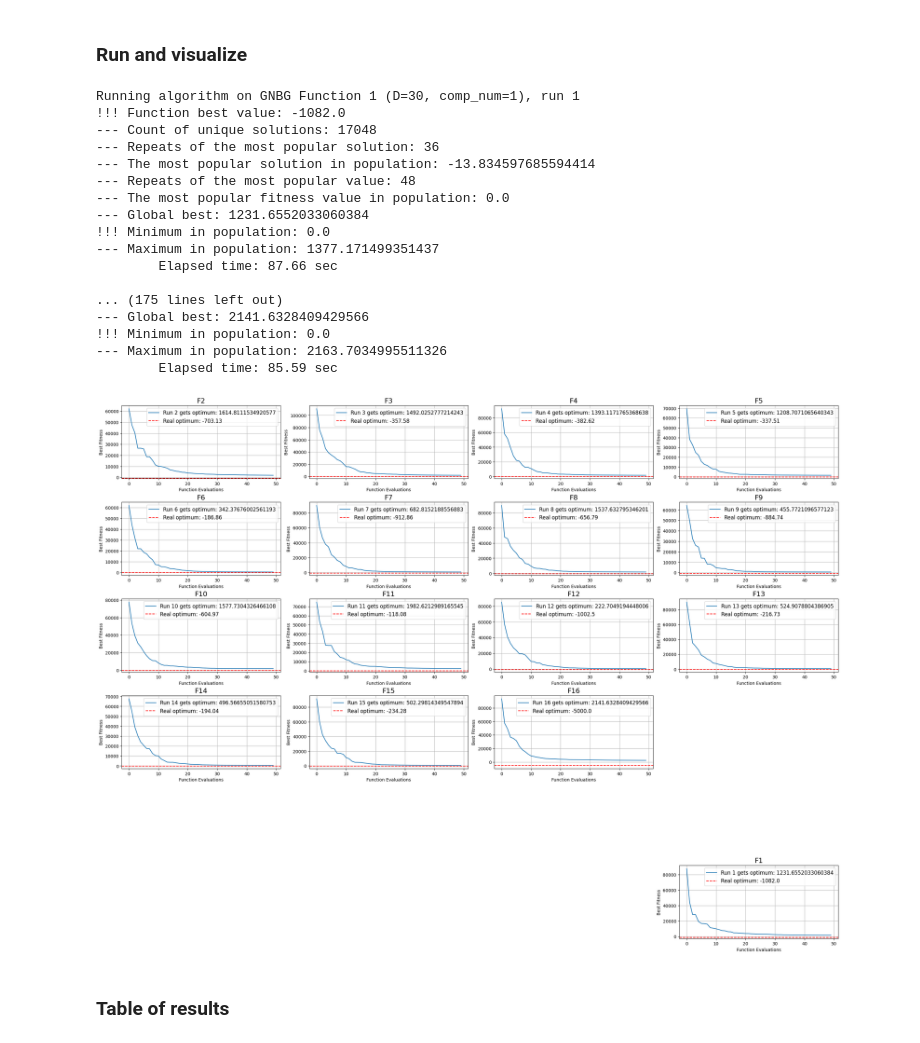
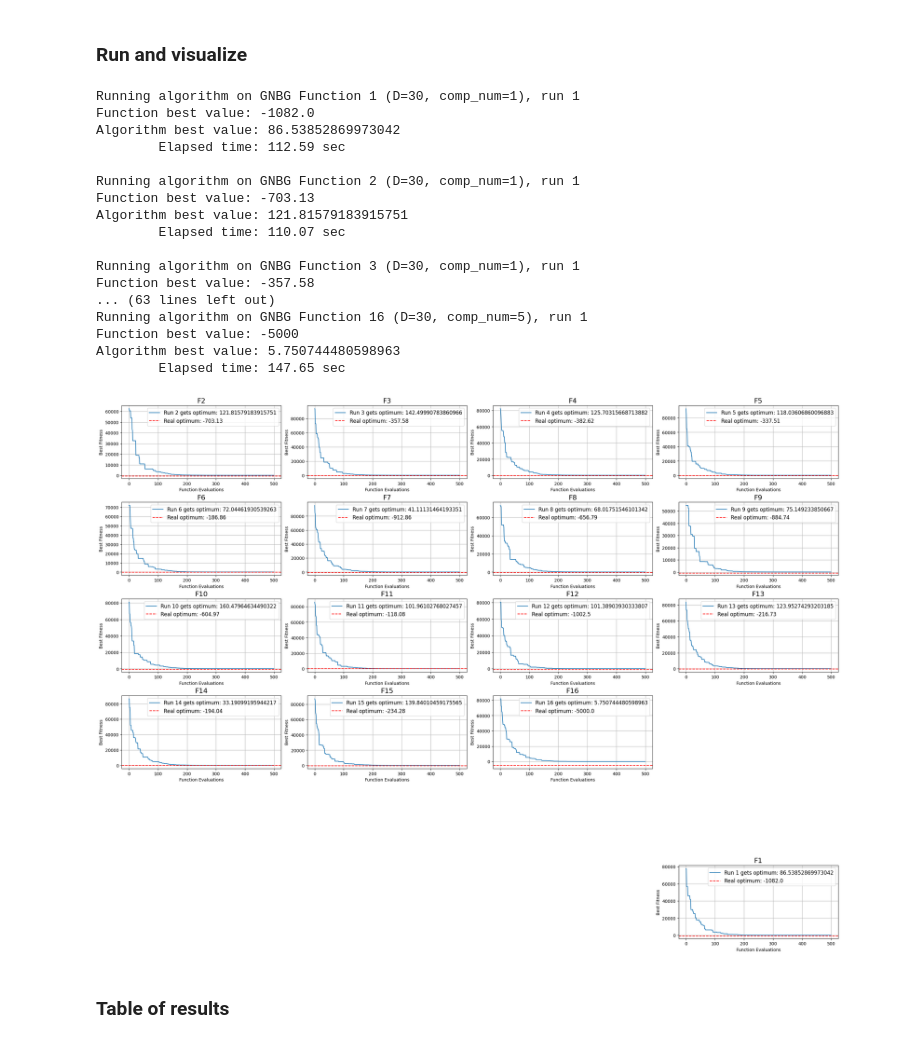
Before and after one commit to suboty/populationes, a Jupyter notebook: l_srtde/L-SRTDE.ipynb, the cells around one changed output. Cells and saved outputs as stored; diff of their text form; code cells hidden in the pictures.

```diff
--- a/l_srtde/L-SRTDE.ipynb
+++ b/l_srtde/L-SRTDE.ipynb
@@ -140,7 +140,13 @@ max_n_funcs = 16
 population_size = 10
 # %%
 # Результаты всех запусков
+
+# Ошибки
+res_errors = np.zeros((max_n_funcs, total_n_runs, 1001))
+# Минимумы
 res = np.zeros((max_n_funcs, total_n_runs, 1001))
+# Показатели успешности (Success Rate)
+sr_res = np.zeros((max_n_funcs, total_n_runs, 1001))
 
 # Найденные оптимумы
 optimums = np.zeros(max_n_funcs)
@@ -160,22 +166,22 @@ for func_num in range(0, max_n_funcs):
         for run in range(total_n_runs):
             t0 = time.time()
             print(f"\nRunning algorithm on {gnbg}, run {run + 1}")
-            print(f'!!! Function best value: {fopt}')
+            print(f'Function best value: {fopt}')
             optz = Algorithm(gnbg.fitness, False)
             optz._global_variables.global_best_init = False
             optz._global_variables.last_eval_step = 0
             optz._global_variables.eval_func_calls = 0
-            optz._global_variables.max_eval_func_calls = gnbg.max_evals * 2
-            optz._global_variables.results_array[
-                optz._consts.records_number_per_function - 1
-            ] = gnbg.max_evals * 2
+            optz._global_variables.max_eval_func_calls = gnbg.max_evals
             optz.initialize(
                 new_n_inds=population_size * gnbg.dimension,
                 new_n_vars=gnbg.dimension,
             )
             _, optimum = optz.main_cycle()
             _optimums[run] = optimum
-            res[func_num - 1, run] = optz._global_variables.results_array
+            res_errors[func_num - 1, run] = optz._global_variables.error_array
+            res[func_num - 1, run] = optz._global_variables.best_of_best_array
+            sr_res[func_num - 1, run] = optz._global_variables.sr_array
+            print(f'Algorithm best value: {optimum}')
             print(f'\tElapsed time: {round(time.time()-t0, 2)} sec')
         optimums[func_num] = np.mean(_optimums)
     except Exception as e:
@@ -183,22 +189,22 @@ for func_num in range(0, max_n_funcs):
         print(f'\t### Traceback: {traceback.format_exc()}')
 # %% [output]
 Running algorithm on GNBG Function 1 (D=30, comp_num=1), run 1
-!!! Function best value: -1082.0
---- Count of unique solutions: 17048
---- Repeats of the most popular solution: 36
---- The most popular solution in population: -13.834597685594414
---- Repeats of the most popular value: 48
---- The most popular fitness value in population: 0.0
---- Global best: 1231.6552033060384
-!!! Minimum in population: 0.0
---- Maximum in population: 1377.171499351437
-        Elapsed time: 87.66 sec
+Function best value: -1082.0
+Algorithm best value: 86.53852869973042
+        Elapsed time: 112.59 sec
 
-... (175 lines left out)
---- Global best: 2141.6328409429566
-!!! Minimum in population: 0.0
---- Maximum in population: 2163.7034995511326
-        Elapsed time: 85.59 sec
+Running algorithm on GNBG Function 2 (D=30, comp_num=1), run 1
+Function best value: -703.13
+Algorithm best value: 121.81579183915751
+        Elapsed time: 110.07 sec
+
+Running algorithm on GNBG Function 3 (D=30, comp_num=1), run 1
+Function best value: -357.58
+... (63 lines left out)
+Running algorithm on GNBG Function 16 (D=30, comp_num=5), run 1
+Function best value: -5000
+Algorithm best value: 5.750744480598963
+        Elapsed time: 147.65 sec
 # %%
 is_need_log = False
 is_need_saving = False
@@ -206,39 +212,39 @@ is_need_saving = False
 fig = plt.figure(figsize=(24, 18), constrained_layout=True)
 gs = fig.add_gridspec(6, 4)
 # Количество отображаемых эпох
-limit = 50
+limit = 500
 
 # Визуализация
 for func_num in range(max_n_funcs):
     row = (func_num - 1) // 4
     col = (func_num - 1) % 4
     ax = fig.add_subplot(gs[row, col])
     optimum = optimums[func_num]
     for run in range(total_n_runs):
         if is_need_log:
             ax.semilogy(res[func_num - 1, run, :limit], label=f"Run {func_num+1} gets optimum: {optimum}")
         else:
             ax.plot(res[func_num - 1, run, :limit], label=f"Run {func_num+1} gets optimum: {optimum}")
 
     ax.set_title(f"F{func_num+1}", fontsize=16)
     ax.set_xlabel("Function Evaluations")
     ax.set_ylabel("Best Fitness")
 
     ax.axhline(
         y=fopts[func_num],
         color='red',
         linestyle='--',
         label=f'Real optimum: {round(fopts[func_num], 2)}'
     )
 
     ax.grid(True)
     ax.legend(fontsize='large')
 
 if is_need_saving:
     plt.savefig('python_l_strde_on_gnbg.png')
 plt.show()
 # %% [output]
-[figure, old version]
+[figure, new version]
 # %% [markdown]
 ### Table of results
 # %%
```
Also changed, not shown: parts of 1 cell of this notebook.
